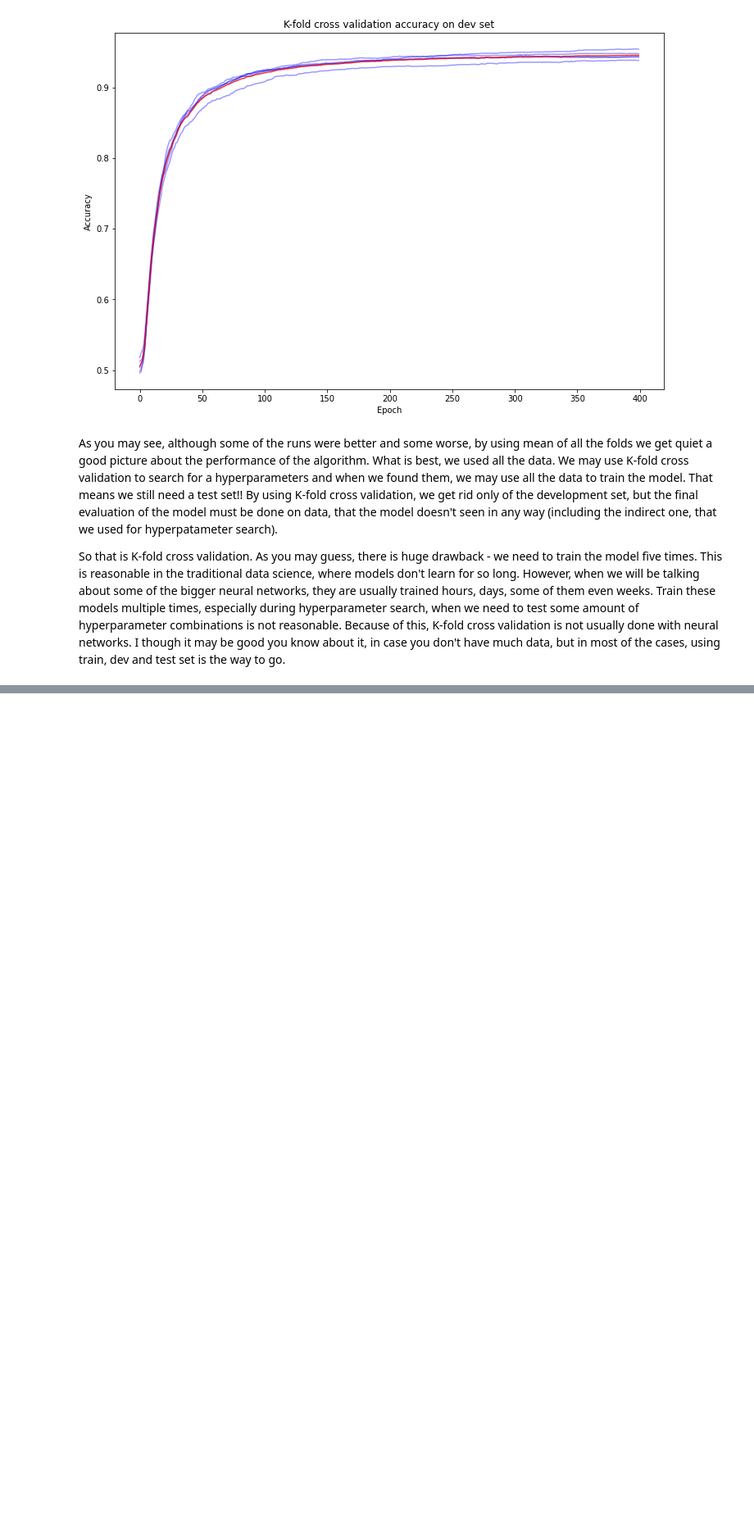
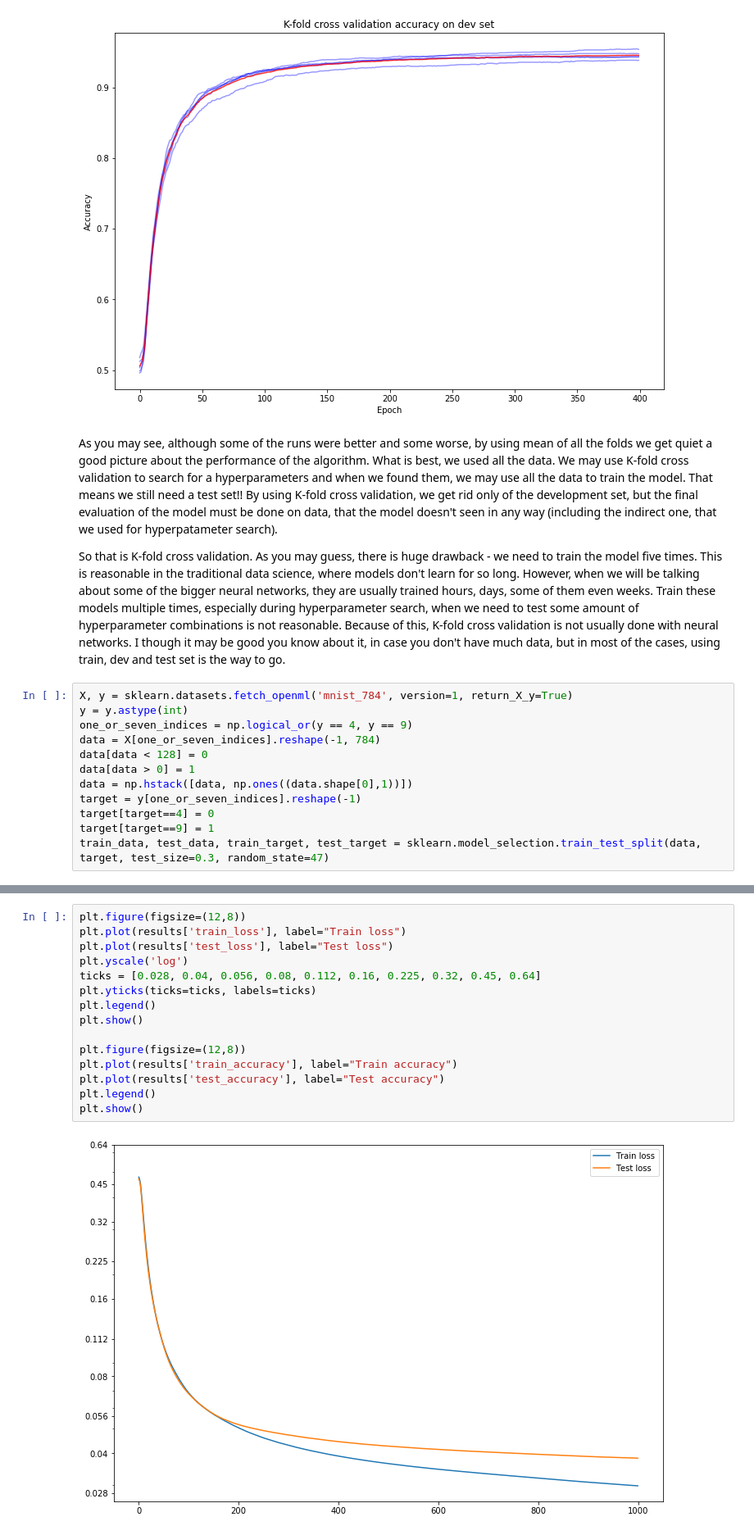
Before and after one commit to PatrikValkovic/neural-networks-step-by-step, a Jupyter notebook: 05-model-evaluation.ipynb, the cells around one changed output, grey strips where cells are left out. Shown: that part at 82% size. Cells and saved outputs as stored; diff of their text form; blank space fills up the shorter version.

```diff
--- a/05-model-evaluation.ipynb
+++ b/05-model-evaluation.ipynb
@@ -204,5 +204,17 @@ plt.show()
 As you may see, although some of the runs were better and some worse, by using mean of all the folds we get quiet a good picture about the performance of the algorithm. What is best, we used all the data. We may use K-fold cross validation to search for a hyperparameters and when we found them, we may use all the data to train the model. That means we still need a test set!! By using K-fold cross validation, we get rid only of the development set, but the final evaluation of the model must be done on data, that the model doesn't seen in any way (including the indirect one, that we used for hyperpatameter search).
 
 So that is K-fold cross validation. As you may guess, there is huge drawback - we need to train the model five times. This is reasonable in the traditional data science, where models don't learn for so long. However, when we will be talking about some of the bigger neural networks, they are usually trained hours, days, some of them even weeks. Train these models multiple times, especially during hyperparameter search, when we need to test some amount of hyperparameter combinations is not reasonable. Because of this, K-fold cross validation is not usually done with neural networks. I though it may be good you know about it, in case you don't have much data, but in most of the cases, using train, dev and test set is the way to go.
+# %%
+X, y = sklearn.datasets.fetch_openml('mnist_784', version=1, return_X_y=True)
+y = y.astype(int)
+one_or_seven_indices = np.logical_or(y == 4, y == 9)
+data = X[one_or_seven_indices].reshape(-1, 784)
+data[data < 128] = 0
+data[data > 0] = 1
+data = np.hstack([data, np.ones((data.shape[0],1))])
+target = y[one_or_seven_indices].reshape(-1)
+target[target==4] = 0
+target[target==9] = 1
+train_data, test_data, train_target, test_target = sklearn.model_selection.train_test_split(data, target, test_size=0.3, random_state=47)
 # %%
 class MSELoss:
@@ -271,0 +328,17 @@ class Neuron:
+# %%
+plt.figure(figsize=(12,8))
+plt.plot(results['train_loss'], label="Train loss")
+plt.plot(results['test_loss'], label="Test loss")
+plt.yscale('log')
+ticks = [0.028, 0.04, 0.056, 0.08, 0.112, 0.16, 0.225, 0.32, 0.45, 0.64]
+plt.yticks(ticks=ticks, labels=ticks)
+plt.legend()
+plt.show()
+
+plt.figure(figsize=(12,8))
+plt.plot(results['train_accuracy'], label="Train accuracy")
+plt.plot(results['test_accuracy'], label="Test accuracy")
+plt.legend()
+plt.show()
+# %% [output]
+[figure, added]
```
Also changed, not shown: parts of 3 cells of this notebook.
